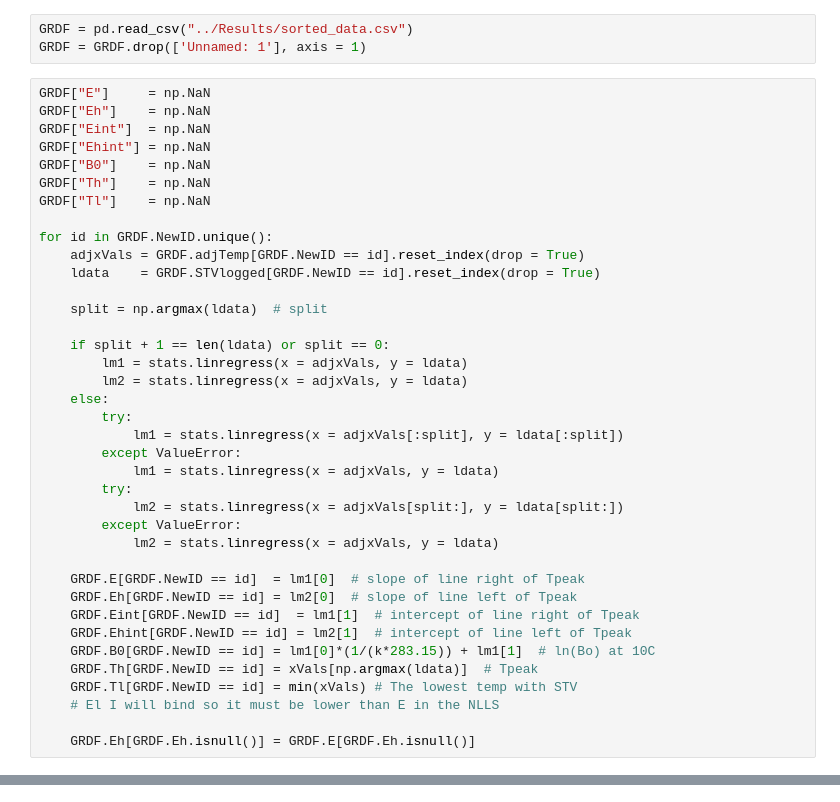
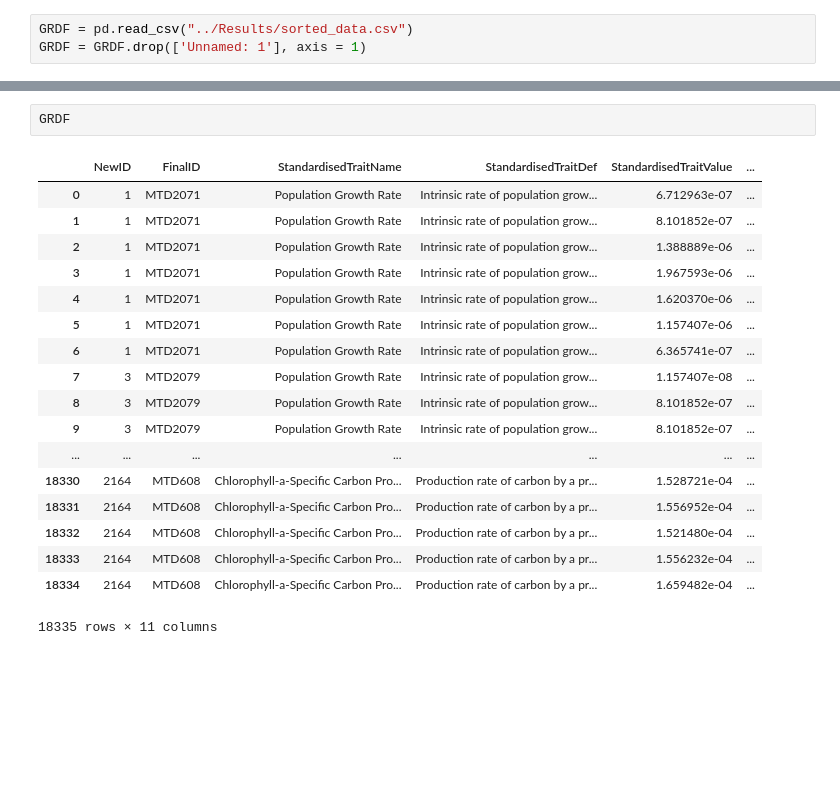
Before and after one commit to dbridg15/CMEECoursework, a Jupyter notebook: CMEEMiniProject/Code/starting_values.ipynb, the cells around one changed output, grey strips where cells are left out. Saved outputs shown, nothing was run; the diff lists cells and outputs as text; blank space fills up the shorter version.

```diff
--- a/CMEEMiniProject/Code/starting_values.ipynb
+++ b/CMEEMiniProject/Code/starting_values.ipynb
@@ -12,44 +12,6 @@ e = np.exp(1)
 # %%
 GRDF = pd.read_csv("../Results/sorted_data.csv")
 GRDF = GRDF.drop(['Unnamed: 1'], axis = 1)
-# %%
-GRDF["E"]     = np.NaN
-GRDF["Eh"]    = np.NaN
-GRDF["Eint"]  = np.NaN
-GRDF["Ehint"] = np.NaN
-GRDF["B0"]    = np.NaN
-GRDF["Th"]    = np.NaN
-GRDF["Tl"]    = np.NaN
-
-for id in GRDF.NewID.unique():
-    adjxVals = GRDF.adjTemp[GRDF.NewID == id].reset_index(drop = True)
-    ldata    = GRDF.STVlogged[GRDF.NewID == id].reset_index(drop = True)
-
-    split = np.argmax(ldata)  # split
-
-    if split + 1 == len(ldata) or split == 0:
-        lm1 = stats.linregress(x = adjxVals, y = ldata)
-        lm2 = stats.linregress(x = adjxVals, y = ldata)
-    else:
-        try:
-            lm1 = stats.linregress(x = adjxVals[:split], y = ldata[:split])
-        except ValueError:
-            lm1 = stats.linregress(x = adjxVals, y = ldata)
-        try:
-            lm2 = stats.linregress(x = adjxVals[split:], y = ldata[split:])
-        except ValueError:
-            lm2 = stats.linregress(x = adjxVals, y = ldata)
-
-    GRDF.E[GRDF.NewID == id]  = lm1[0]  # slope of line right of Tpeak
-    GRDF.Eh[GRDF.NewID == id] = lm2[0]  # slope of line left of Tpeak
-    GRDF.Eint[GRDF.NewID == id]  = lm1[1]  # intercept of line right of Tpeak
-    GRDF.Ehint[GRDF.NewID == id] = lm2[1]  # intercept of line left of Tpeak
-    GRDF.B0[GRDF.NewID == id] = lm1[0]*(1/(k*283.15)) + lm1[1]  # ln(Bo) at 10C
-    GRDF.Th[GRDF.NewID == id] = xVals[np.argmax(ldata)]  # Tpeak
-    GRDF.Tl[GRDF.NewID == id] = min(xVals) # The lowest temp with STV
-    # El I will bind so it must be lower than E in the NLLS
-
-    GRDF.Eh[GRDF.Eh.isnull()] = GRDF.E[GRDF.Eh.isnull()]
 # %%
 def f(group):
 
@@ -152,0 +74,21 @@ LinregressResult(slope=0.75395322607412341, intercept=-41.719442300000054, rvalu
+# %%
+GRDF
+# %% [output]
+|  | NewID | FinalID | StandardisedTraitName | StandardisedTraitDef | StandardisedTraitValue | ... |
+| 0 | 1 | MTD2071 | Population Growth Rate | Intrinsic rate of population grow... | 6.712963e-07 | ... |
+| 1 | 1 | MTD2071 | Population Growth Rate | Intrinsic rate of population grow... | 8.101852e-07 | ... |
+| 2 | 1 | MTD2071 | Population Growth Rate | Intrinsic rate of population grow... | 1.388889e-06 | ... |
+| 3 | 1 | MTD2071 | Population Growth Rate | Intrinsic rate of population grow... | 1.967593e-06 | ... |
+| 4 | 1 | MTD2071 | Population Growth Rate | Intrinsic rate of population grow... | 1.620370e-06 | ... |
+| 5 | 1 | MTD2071 | Population Growth Rate | Intrinsic rate of population grow... | 1.157407e-06 | ... |
+| 6 | 1 | MTD2071 | Population Growth Rate | Intrinsic rate of population grow... | 6.365741e-07 | ... |
+| 7 | 3 | MTD2079 | Population Growth Rate | Intrinsic rate of population grow... | 1.157407e-08 | ... |
+| 8 | 3 | MTD2079 | Population Growth Rate | Intrinsic rate of population grow... | 8.101852e-07 | ... |
+| 9 | 3 | MTD2079 | Population Growth Rate | Intrinsic rate of population grow... | 8.101852e-07 | ... |
+| ... | ... | ... | ... | ... | ... | ... |
+| 18330 | 2164 | MTD608 | Chlorophyll-a-Specific Carbon Pro... | Production rate of carbon by a pr... | 1.528721e-04 | ... |
+| 18331 | 2164 | MTD608 | Chlorophyll-a-Specific Carbon Pro... | Production rate of carbon by a pr... | 1.556952e-04 | ... |
+| 18332 | 2164 | MTD608 | Chlorophyll-a-Specific Carbon Pro... | Production rate of carbon by a pr... | 1.521480e-04 | ... |
+| 18333 | 2164 | MTD608 | Chlorophyll-a-Specific Carbon Pro... | Production rate of carbon by a pr... | 1.556232e-04 | ... |
+| 18334 | 2164 | MTD608 | Chlorophyll-a-Specific Carbon Pro... | Production rate of carbon by a pr... | 1.659482e-04 | ... |
+18335 rows × 11 columns
```
Also changed, not shown: parts of 9 cells of this notebook, 10 other files.
